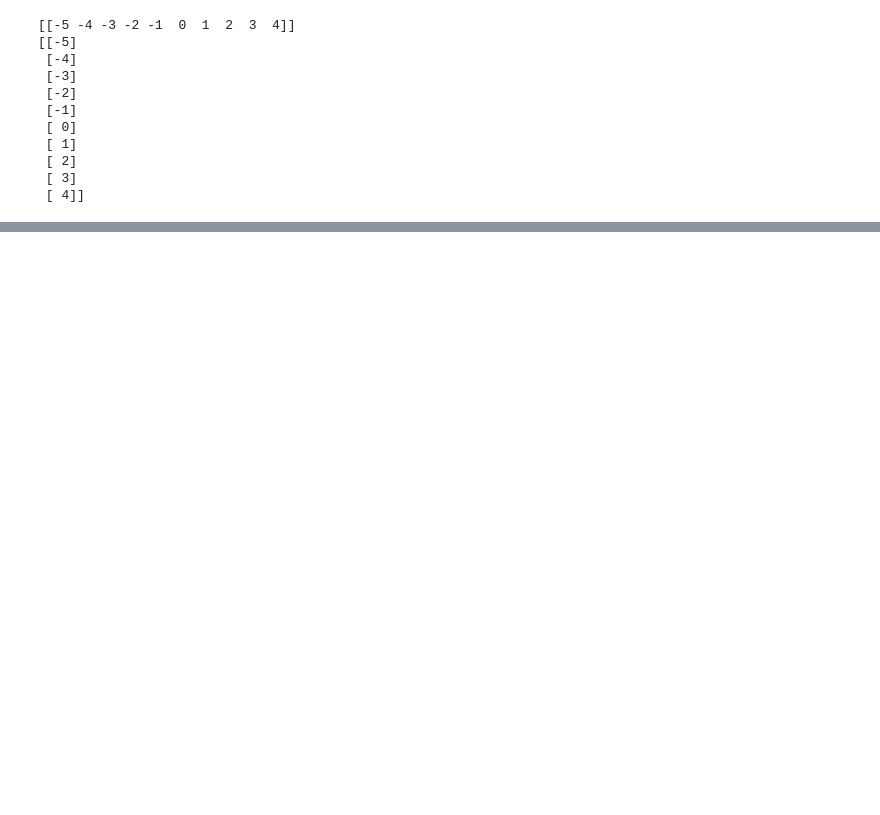
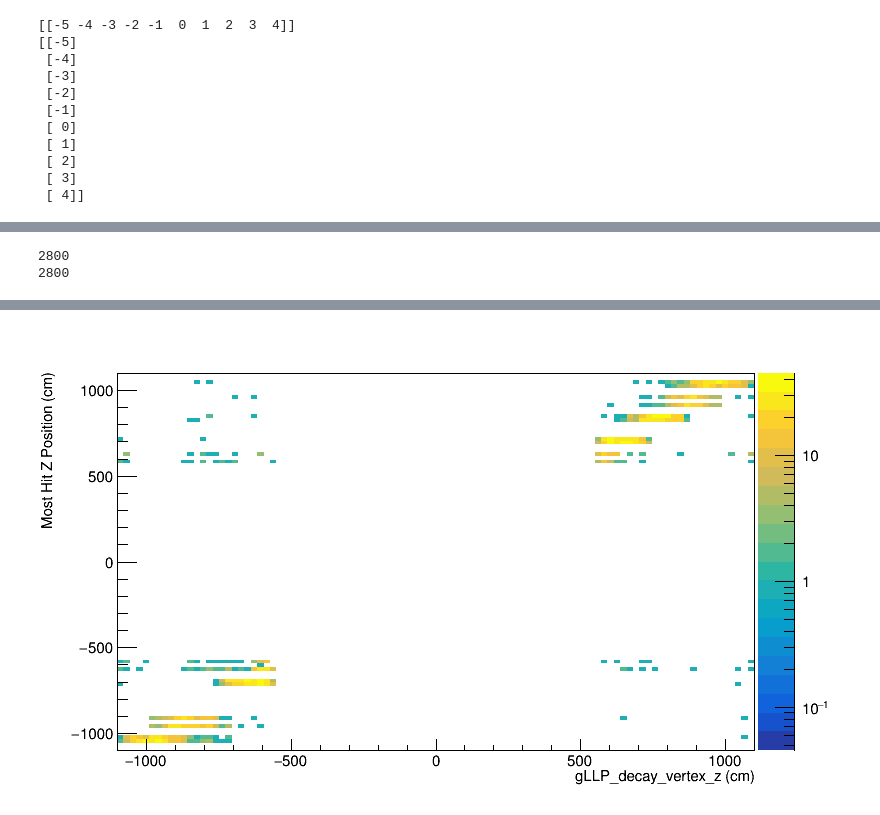
Before and after one commit to cms-lpc-llp/delayed_jet_analyzer, a Jupyter notebook: plot_scripts/muon_roi_trigger.ipynb, the cells around one changed output, grey strips where cells are left out. Cells and saved outputs as stored; diff of their text form; code cells hidden in the pictures; blank space fills up the shorter version.

```diff
--- a/plot_scripts/muon_roi_trigger.ipynb
+++ b/plot_scripts/muon_roi_trigger.ipynb
@@ -491,0 +1297,16 @@ Info in <TCanvas::Print>: pdf file muon_roi_trigger_signal_vs_bkg.pdf has been c
+# %%
+# minZ_pos:gLLP_decay_vertex_z plot for QCD/vH
+
+c5 = rt.TCanvas('c5','c5', 800, 500)
+
+# Plots clustered version of nCsc:gLLP_decay_vertex_z
+h['minZ_pos_gLLPz_0'] = create_TH2D(np.vstack((gLLPz, z_min_pos_dis['total'])).T, name='minZ_pos_gLLPz_0', binning=[100, -1100, 1100, 100, -1100, 1100], axis_title=['gLLP_decay_vertex_z (cm)', 'Minimum Z Position (cm)', ''])
+c5.SetLogz()
+h['minZ_pos_gLLPz_0'].SetStats(0)
+h['minZ_pos_gLLPz_0'].SetTitle('')
+#c4.cd()
+#h['eta_phi_0'].SetStats(0)
+h['minZ_pos_gLLPz_0'].Draw("colz")
+c5.Draw()
+#c5.SaveAs("nCsc_gLLPdecayVertZ.pdf")
+#c5.SaveAs("nCsc_gLLPdecayVertZ.C")
@@ -491,0 +1316,23 @@ Info in <TCanvas::Print>: pdf file muon_roi_trigger_signal_vs_bkg.pdf has been c
+# %%
+print(len(gLLPz))
+print(len(z_min_pos_dis['total']))
+# %% [output]
+2800
+2800
+# %%
+# maxZ_occ:gLLP_decay_vertex_z plot for QCD/vH
+
+c6 = rt.TCanvas('c6','c6', 800, 500)
+
+# Plots clustered version of nCsc:gLLP_decay_vertex_z
+h['maxZ_occ_gLLPz_0'] = create_TH2D(np.vstack((gLLPz, z_max_occ_dis['total'])).T, name='maxZ_occ_gLLPz_0', binning=[100, -1100, 1100, 100, -1100, 1100], axis_title=['gLLP_decay_vertex_z (cm)', 'Most Hit Z Position (cm)', ''])
+c6.SetLogz()
+h['maxZ_occ_gLLPz_0'].SetStats(0)
+h['maxZ_occ_gLLPz_0'].SetTitle('')
+#c4.cd()
+#h['eta_phi_0'].SetStats(0)
+h['maxZ_occ_gLLPz_0'].Draw("colz")
+c6.Draw()
+#c5.SaveAs("nCsc_gLLPdecayVertZ.pdf")
+#c5.SaveAs("nCsc_gLLPdecayVertZ.C")
+# %% [output]
@@ -491,0 +1341 @@ Info in <TCanvas::Print>: pdf file muon_roi_trigger_signal_vs_bkg.pdf has been c
+[figure, added]
```
Also changed, not shown: parts of 31 cells of this notebook.
